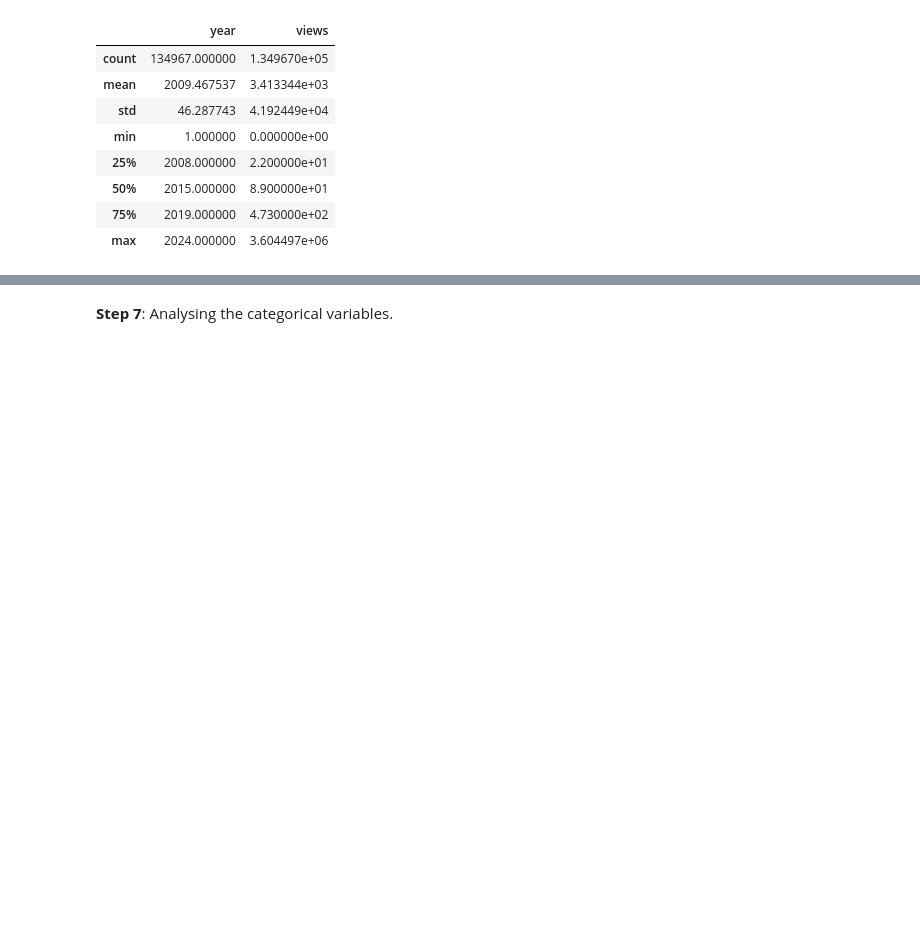
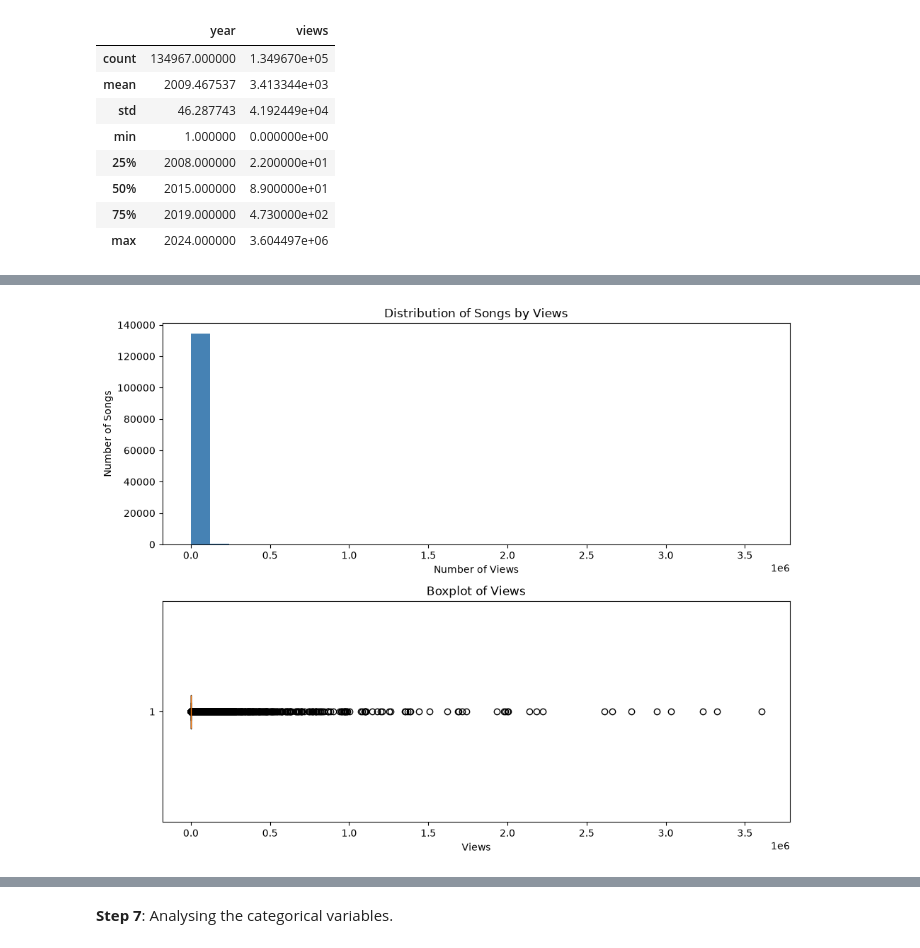
Before and after one commit to iinesclaro/text_mining, a Jupyter notebook: 01_eda_baseline.ipynb, the cells around one changed output, grey strips where cells are left out. Saved outputs shown, nothing was run; the diff lists cells and outputs as text; code cells hidden in the pictures; blank space fills up the shorter version.

```diff
--- a/01_eda_baseline.ipynb
+++ b/01_eda_baseline.ipynb
@@ -147,0 +154,16 @@ print(train_data[train_data['year'] == 1].shape)
+# %%
+fig, axes = plt.subplots(2, 1, figsize = (10,8))
+
+axes[0].hist(train_data['views'], bins = 30, color = 'steelblue')
+axes[0].set_xlabel('Number of Views')
+axes[0].set_ylabel('Number of Songs')
+axes[0].set_title('Distribution of Songs by Views')
+
+axes[1].boxplot(train_data['views'], vert = False)
+axes[1].set_xlabel('Views')
+axes[1].set_title('Boxplot of Views')
+
+plt.tight_layout()
+plt.show()
+# %% [output]
+[figure, added]
```
Also changed, not shown: parts of 14 cells of this notebook.
